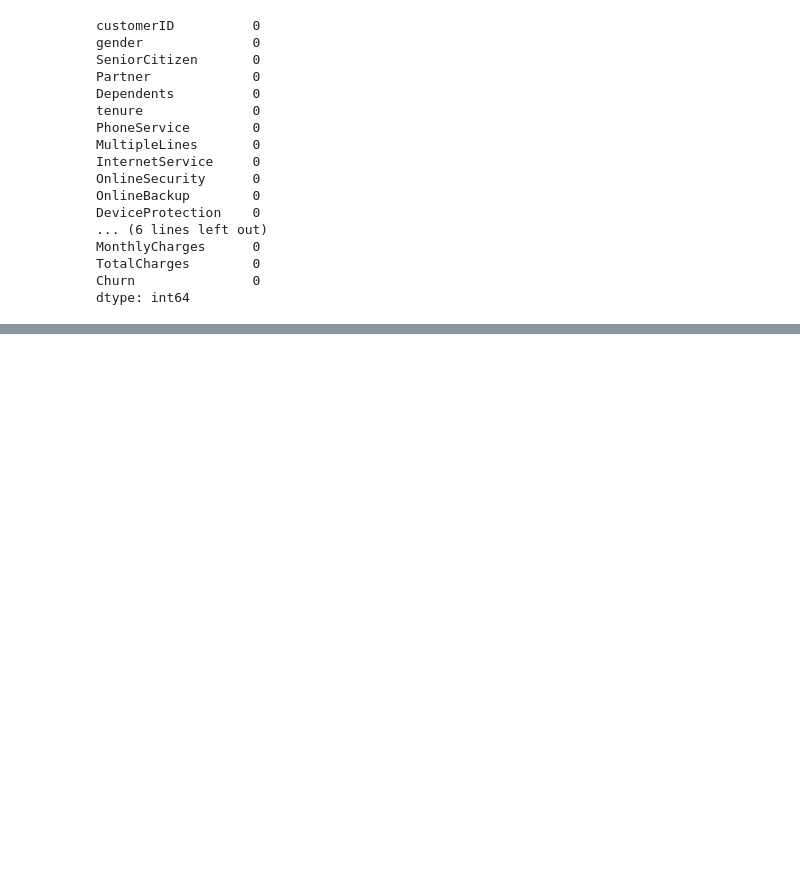
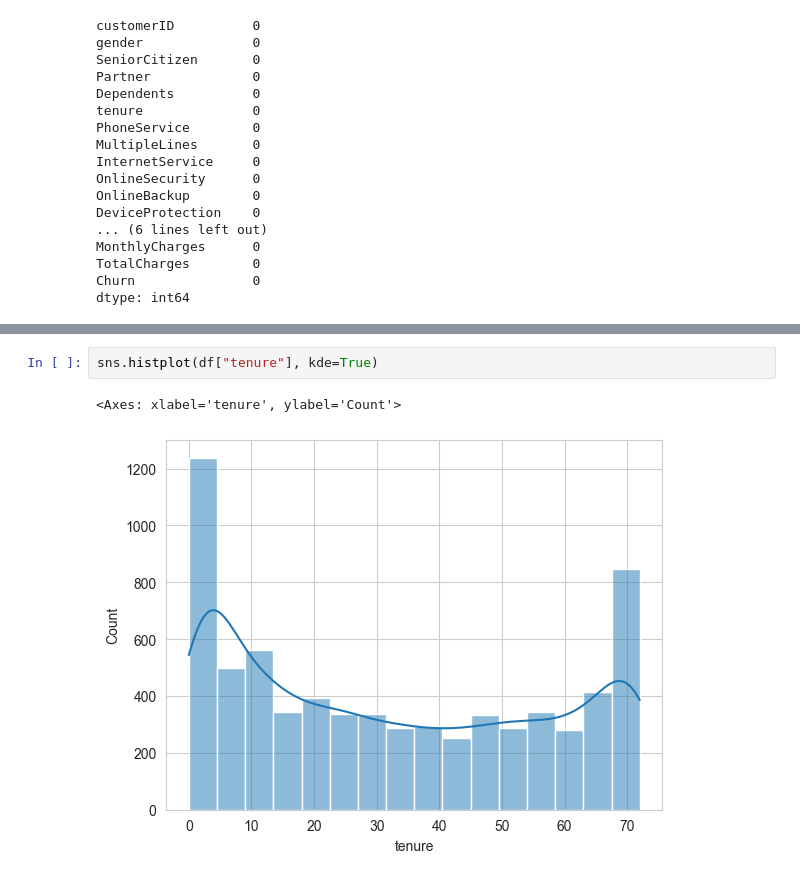
Before and after one commit to shrutikapatil9/customer-churn-prediction-telco, a Jupyter notebook: notebooks/01_eda.ipynb, the cells around one changed output, grey strips where cells are left out. Cells and saved outputs as stored; diff of their text form; blank space fills up the shorter version.

```diff
--- a/notebooks/01_eda.ipynb
+++ b/notebooks/01_eda.ipynb
@@ -78,0 +99,5 @@ plt.show()
+# %%
+sns.histplot(df["tenure"], kde=True)
+# %% [output]
+<Axes: xlabel='tenure', ylabel='Count'>
+[figure, added]
```
Also changed, not shown: parts of 21 cells of this notebook, 6 other files.
